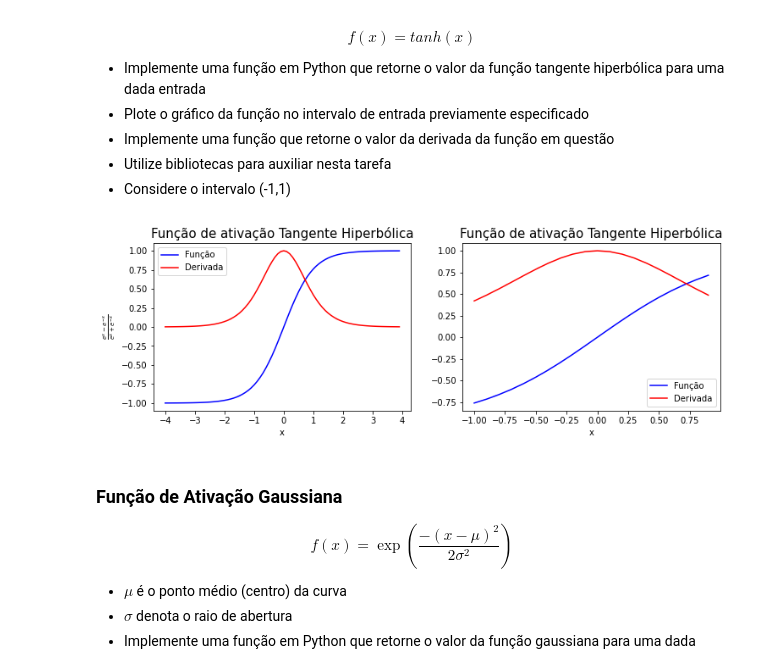
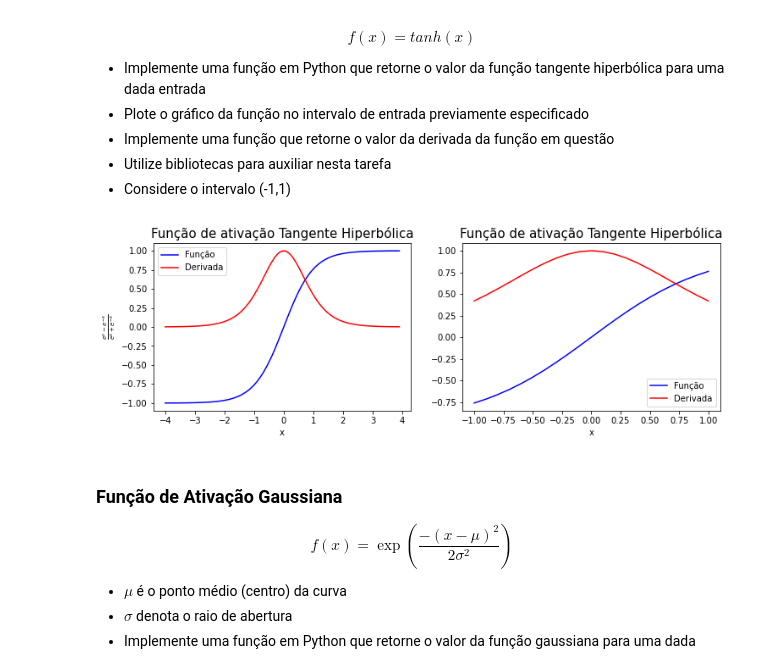
Before and after one commit to erikatilio/RNA-Funcao-Ativacao, a Jupyter notebook: Funções de Ativação.ipynb, the cells around one changed output. Cells and saved outputs as stored; diff of their text form; code cells hidden in the pictures.

```diff
--- a/Funções de Ativação.ipynb
+++ b/Funções de Ativação.ipynb
@@ -138,27 +147,35 @@ $$f(x) = tanh(x)$$
 # %%
 def tanh(x):
     return np.tanh(x), x
+
+def derivada_tanh(r_tanh):
+    return 1 - np.square(r_tanh)
 # %%
 plt.figure(figsize=(12, 8))
+
+# Intervalo [-4.0, 4.0]
 r_tanh, x = tanh(amostras)
 plt.subplot(2, 2, 1)
 plt.plot(x, r_tanh, 'b', label = "Função")
-plt.plot(x, 1 - np.square(r_tanh), 'r',label="Derivada")
+plt.plot(x, derivada_tanh(r_tanh), 'r',label="Derivada")
 plt.legend(loc="upper left")
 plt.xlabel("x")
 plt.ylabel(r"$\frac{e^x - e^{-x}}{e^x + e^{-x}}$")
 plt.title("Função de ativação Tangente Hiperbólica", fontsize=15)
-r_interval = amostras[(amostras>=-1.0) & (amostras<=1.0)]
+
+# Intervalo [-1.0, 1.0]
+r_interval = amostras[(amostras>=-1.0) & (amostras<1.1)]
 plt.subplot(2, 2, 2)
 r2_tanh, x2 = tanh(r_interval)
 plt.plot(x2, r2_tanh, 'b', label = "Função")
-plt.plot(x2, 1 - np.square(r2_tanh), 'r',label="Derivada")
+plt.plot(x2, derivada_tanh(r2_tanh), 'r',label="Derivada")
 plt.legend(loc="lower right")
 plt.xlabel("x")
 plt.title("Função de ativação Tangente Hiperbólica", fontsize=15)
+
 plt.show()
 # %% [output]
-[figure, old version]
+[figure, new version]
 # %% [markdown]
 ### Função de Ativação Gaussiana
 
```
Also changed, not shown: parts of 2 cells of this notebook.
